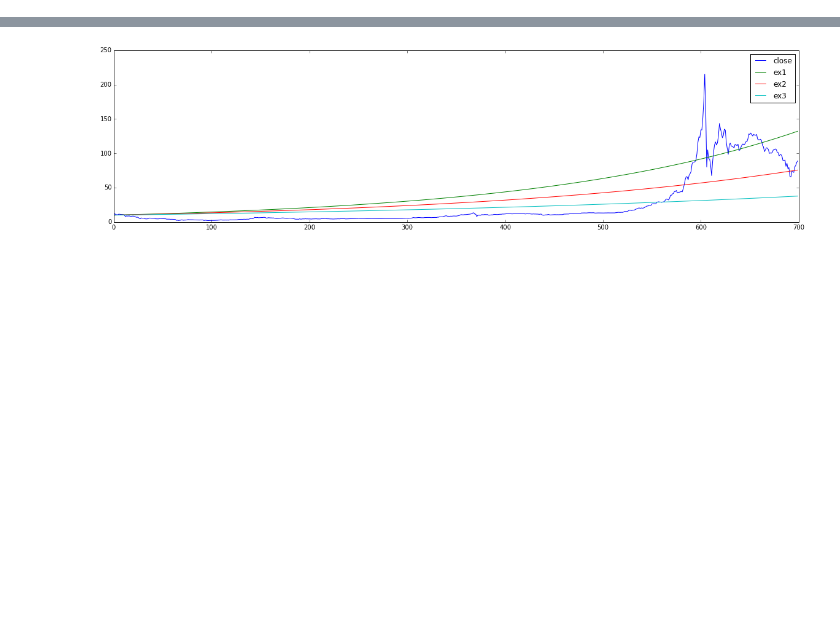
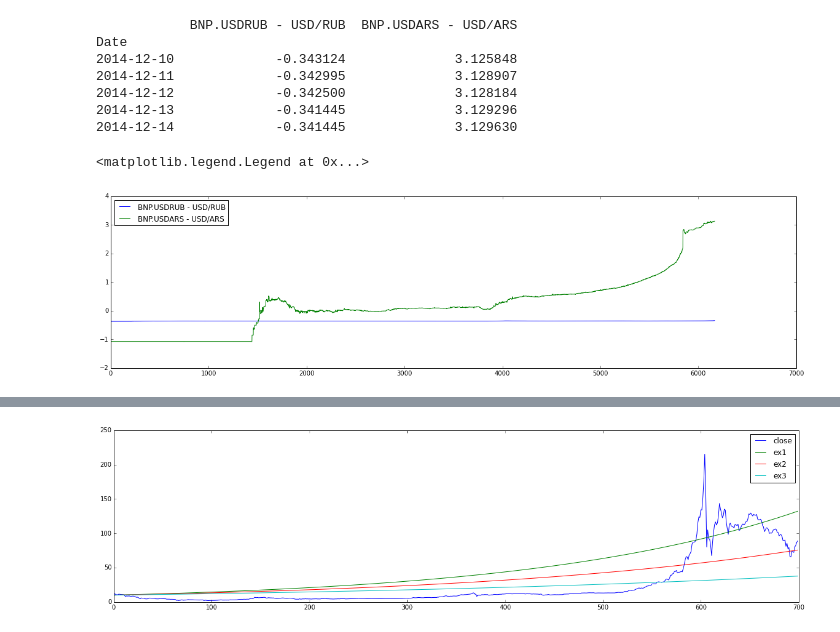
Before and after one commit to qorelogic/ml2, a Jupyter notebook: bin/quandl-fun.ipynb, the cells around one changed output, grey strips where cells are left out. Saved outputs shown, nothing was run; the diff lists cells and outputs as text; code cells hidden in the pictures; blank space fills up the shorter version.

```diff
--- a/bin/quandl-fun.ipynb
+++ b/bin/quandl-fun.ipynb
@@ -0,0 +44,21 @@
+# %%
+ds = d
+ds = (ds - n.mean(ds)) / n.std(ds) # standard score normalization
+#ds = (ds - n.min(ds))/(n.max(ds) - n.min(ds)) # feature scaled normalization
+#ds = n.tanh(ds)
+#ds = 1/(1+n.power(n.e, -ds)) # sigmoid function
+print ds.tail(5)
+h = ['BNP.USDRUB - USD/RUB', 'BNP.USDARS - USD/ARS']
+i = 0
+plot(ds.ix[1000:len(ds)+1,h])
+legend(h,2)
+# %% [output]
+            BNP.USDRUB - USD/RUB  BNP.USDARS - USD/ARS
+Date
+2014-12-10             -0.343124              3.125848
+2014-12-11             -0.342995              3.128907
+2014-12-12             -0.342500              3.128184
+2014-12-13             -0.341445              3.129296
+2014-12-14             -0.341445              3.129630
+<matplotlib.legend.Legend at 0x...>
+[figure, added]
```
Also changed, not shown: parts of 8 cells of this notebook.
